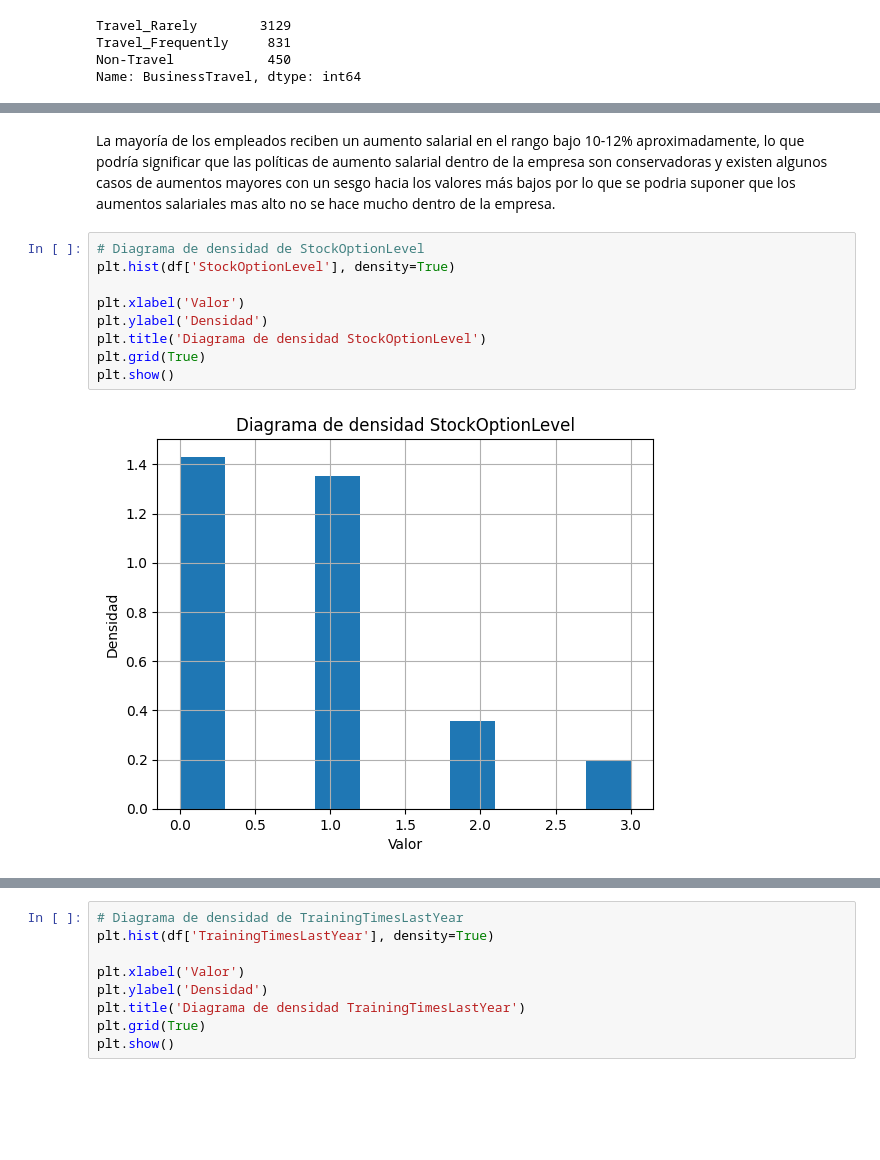
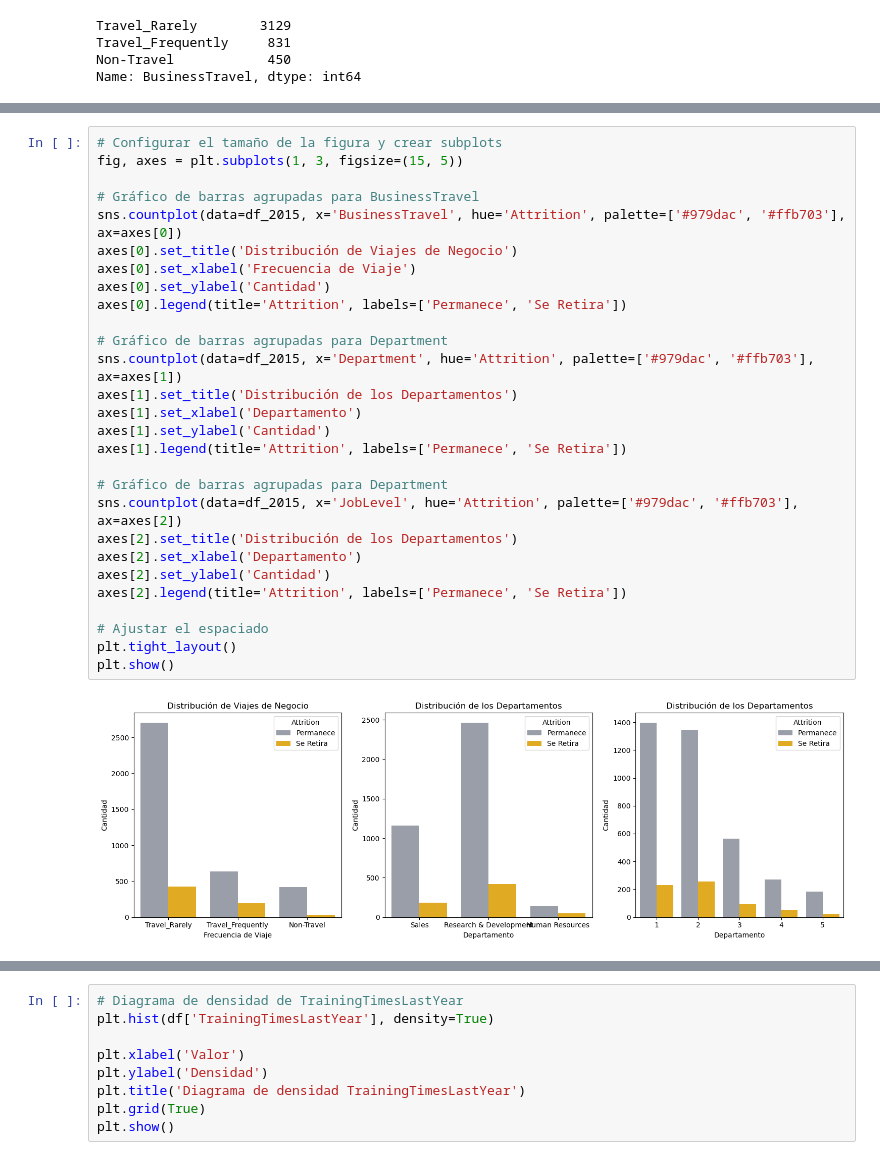
Before and after one commit to SantiRestrepoOlarte/ML_HumanResources, a Jupyter notebook: c_exploracion_de_datos.ipynb, the cells around one changed output, grey strips where cells are left out. Cells and saved outputs as stored; diff of their text form; blank space fills up the shorter version.

```diff
--- a/c_exploracion_de_datos.ipynb
+++ b/c_exploracion_de_datos.ipynb
@@ -482,13 +276,30 @@ plt.show()
-# %% [markdown]
-La mayoría de los empleados reciben un aumento salarial en el rango bajo 10-12% aproximadamente, lo que podría significar que las políticas de aumento salarial dentro de la empresa son conservadoras y existen algunos casos de aumentos mayores con un sesgo hacia los valores más bajos por lo que se podria suponer que los aumentos salariales mas alto no se hace mucho dentro de la empresa.
-# %%
-# Diagrama de densidad de StockOptionLevel
-plt.hist(df['StockOptionLevel'], density=True)
-
-plt.xlabel('Valor')
-plt.ylabel('Densidad')
-plt.title('Diagrama de densidad StockOptionLevel')
-plt.grid(True)
-plt.show()
-# %% [output]
-[figure, removed]
+# %%
+# Configurar el tamaño de la figura y crear subplots
+fig, axes = plt.subplots(1, 3, figsize=(15, 5))
+
+# Gráfico de barras agrupadas para BusinessTravel
+sns.countplot(data=df_2015, x='BusinessTravel', hue='Attrition', palette=['#979dac', '#ffb703'], ax=axes[0])
+axes[0].set_title('Distribución de Viajes de Negocio')
+axes[0].set_xlabel('Frecuencia de Viaje')
+axes[0].set_ylabel('Cantidad')
+axes[0].legend(title='Attrition', labels=['Permanece', 'Se Retira'])
+
+# Gráfico de barras agrupadas para Department
+sns.countplot(data=df_2015, x='Department', hue='Attrition', palette=['#979dac', '#ffb703'], ax=axes[1])
+axes[1].set_title('Distribución de los Departamentos')
+axes[1].set_xlabel('Departamento')
+axes[1].set_ylabel('Cantidad')
+axes[1].legend(title='Attrition', labels=['Permanece', 'Se Retira'])
+
+# Gráfico de barras agrupadas para Department
+sns.countplot(data=df_2015, x='JobLevel', hue='Attrition', palette=['#979dac', '#ffb703'], ax=axes[2])
+axes[2].set_title('Distribución de los Departamentos')
+axes[2].set_xlabel('Departamento')
+axes[2].set_ylabel('Cantidad')
+axes[2].legend(title='Attrition', labels=['Permanece', 'Se Retira'])
+
+# Ajustar el espaciado
+plt.tight_layout()
+plt.show()
+# %% [output]
+[figure, added]
```
Also changed, not shown: parts of 61 cells of this notebook.
